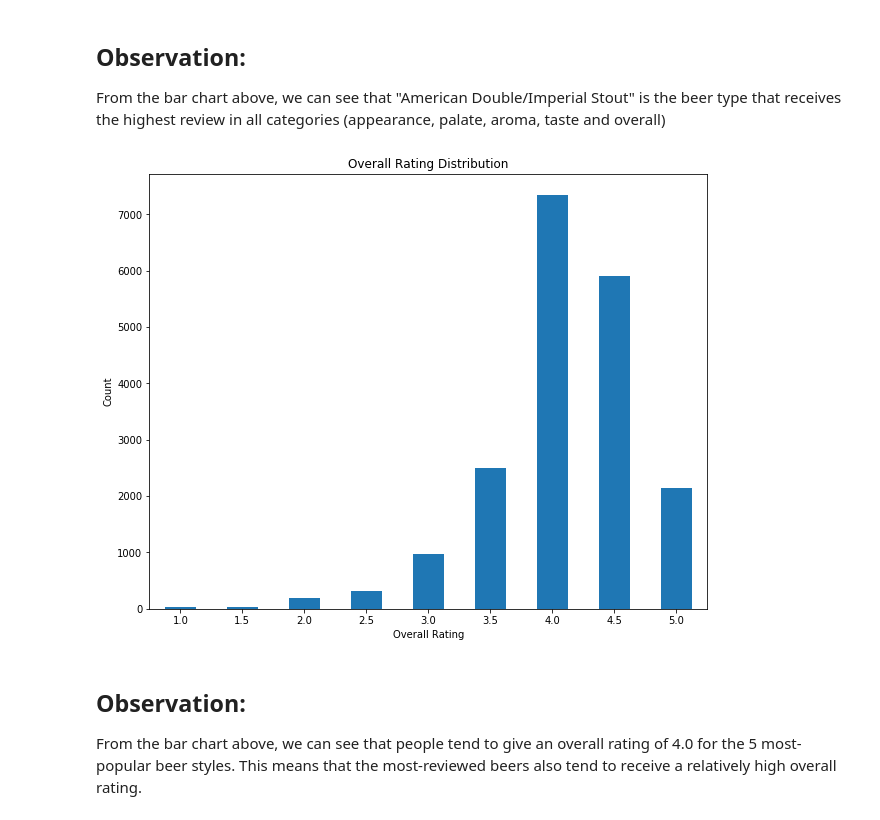
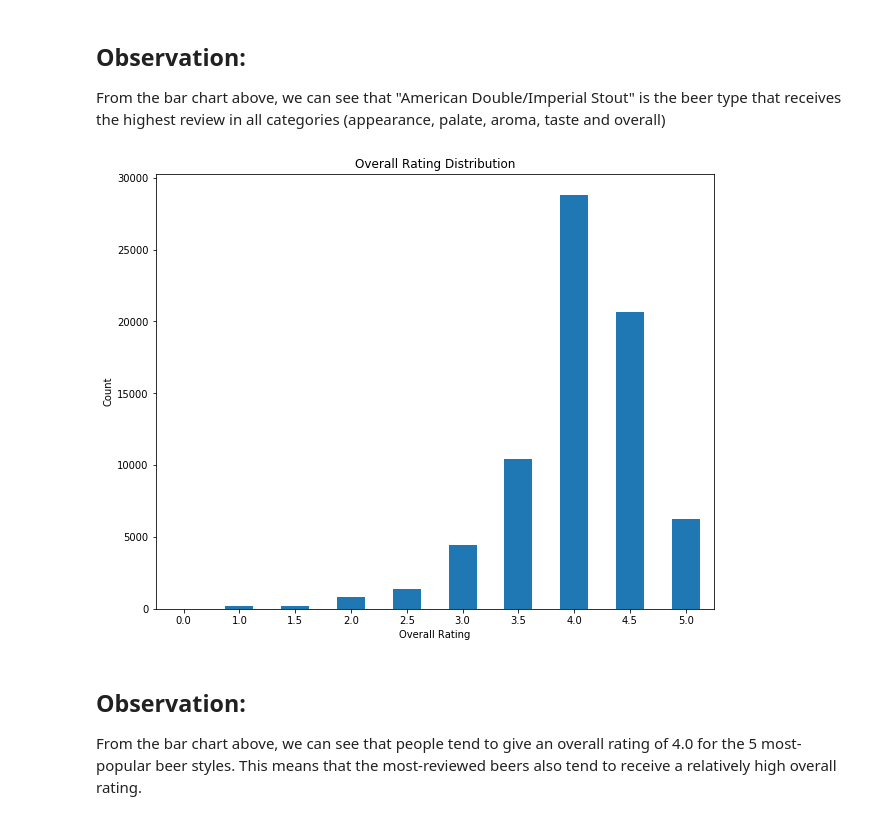
Before and after one commit to ewinterstorm/CSE158-A2, a Jupyter notebook: Assignment2.ipynb, the cells around one changed output. Drawn from its saved outputs; the diff is of its cells as text; code cells hidden in the pictures.

Commit message:
updated to work with larger dataset

```diff
--- a/Assignment2.ipynb
+++ b/Assignment2.ipynb
@@ -39,0 +21,21 @@ beer_dat = beer_dat.drop(columns=['beer/ABV','beer/beerId','beer/brewerId','beer
+# %%
+data = {}
+unzipped = gzip.open('Beeradvocate.txt.gz', 'rb')
+
+ind = 0
+currdat = {}
+with unzipped as f:
+    for line in f:
+        clean = line.decode('utf-8')
+        clean = clean.replace('\t', '')
+        splitted = clean.replace('\n', '').split(':')
+
+        if (len(splitted) == 1):
+            data[f"{ind}"] = currdat
+            currdat = {}
+            ind = ind + 1
+
+        else:
+            currdat[f"{splitted[0]}"] = splitted[1].strip()
+
+df= pd.DataFrame(data).transpose()
@@ -39,0 +51,6 @@ beer_dat = beer_dat.drop(columns=['beer/ABV','beer/beerId','beer/brewerId','beer
+# %%
+#beer_dat = shuffle(beer_dat)
+
+# use only the first 200000 data points from the dataset
+beer_dat = df.copy()[:200000]
+beer_dat.shape
@@ -40,3 +66,9 @@ beer_dat = beer_dat.drop(columns=['beer/ABV','beer/beerId','beer/brewerId','beer
+# %%
+beer_dat['review/appearance'] = beer_dat['review/appearance'].apply(float)
+beer_dat['review/aroma'] = beer_dat['review/aroma'].apply(float)
+beer_dat['review/overall'] = beer_dat['review/overall'].apply(float)
+beer_dat['review/palate'] = beer_dat['review/palate'].apply(float)
+beer_dat['review/taste'] = beer_dat['review/taste'].apply(float)
 # %% [markdown]
 ## Part 1: Exploratory Analysis on Beer Dataset
 # %%
@@ -67,5 +99,5 @@ Here are 5 most-reviewed types of beer:
 # %%
-to_contain = 'American Double / Imperial Stout|American IPA|American Double / Imperial IPA|Scotch Ale / Wee Heavy|Russian Imperial Stout'
+to_contain = 'American Double / Imperial Stout|American IPA|American Double / Imperial IPA|American Pale Ale \(APA\)|American Porter'
 df_top_5 = beer_dat[beer_dat['beer/style'].str.contains(to_contain , na=False)]
 # %%
 df_top_5 = df_top_5.sort_values(by=['beer/style'])
@@ -131,13 +163,13 @@ plt.show()
 ## Observation:
 From the bar chart above, we can see that "American Double/Imperial Stout" is the beer type that receives the highest review in all categories (appearance, palate, aroma, taste and overall)
 # %%
-df_top_5['review/overall'].value_counts().sort_index().plot('bar',title = 'Overall Rating Distribution',figsize= (10,8))
+df_top_5['review/overall'].value_counts().sort_index().plot('bar',title = 'Overall Rating Distribution',figsize= (10,8), color='#1f77b4')
 plt.xticks(rotation = 0)
 plt.xlabel("Overall Rating")
 plt.ylabel("Count")
 plt.show()
 # %% [output]
-[figure, old version]
+[figure, new version]
 # %% [markdown]
 ## Observation:
 From the bar chart above, we can see that people tend to give an overall rating of 4.0 for the 5 most-popular beer styles. This means that the most-reviewed beers also tend to receive a relatively high overall rating.
```
Also changed, not shown: parts of 25 cells of this notebook.
